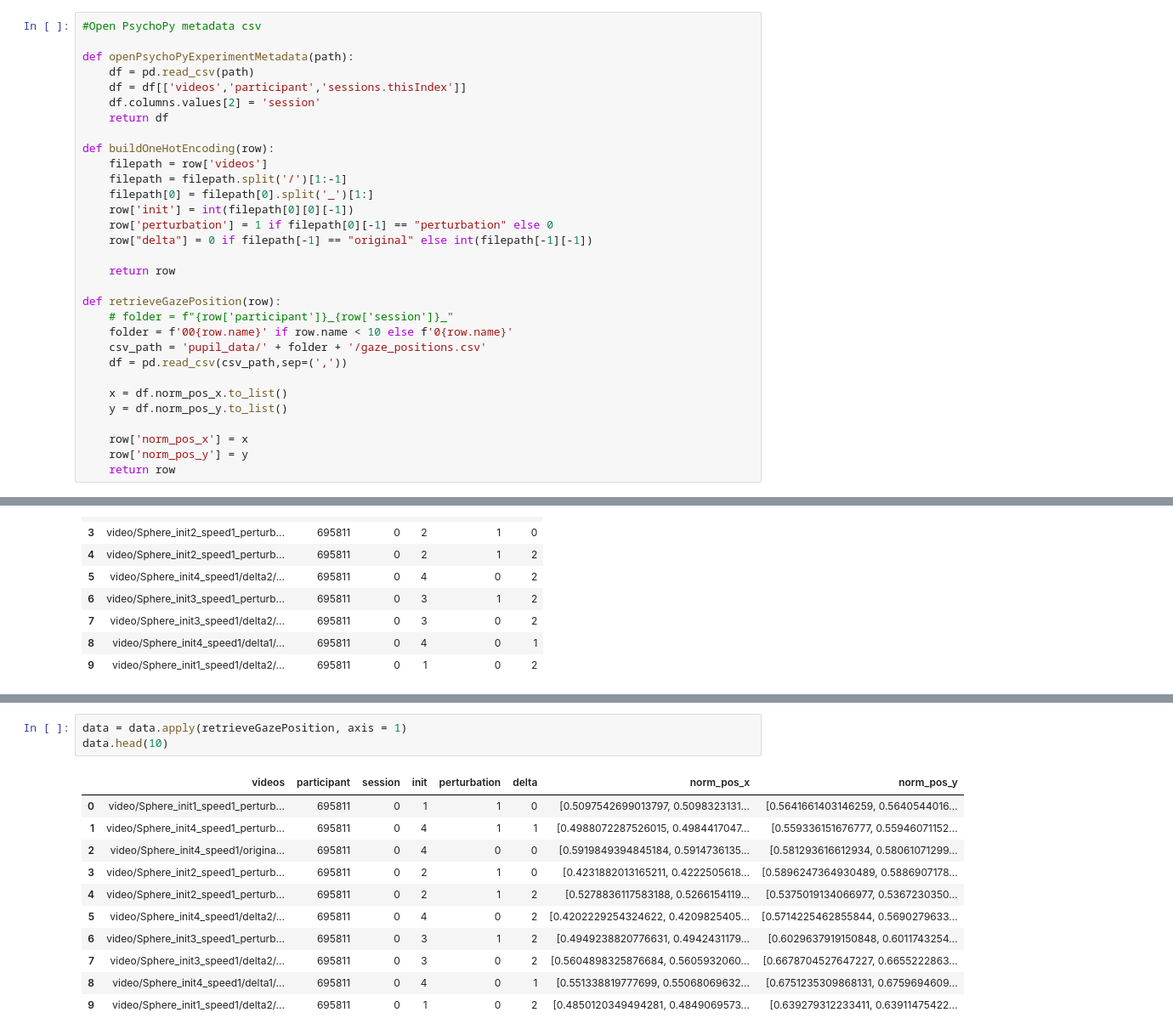
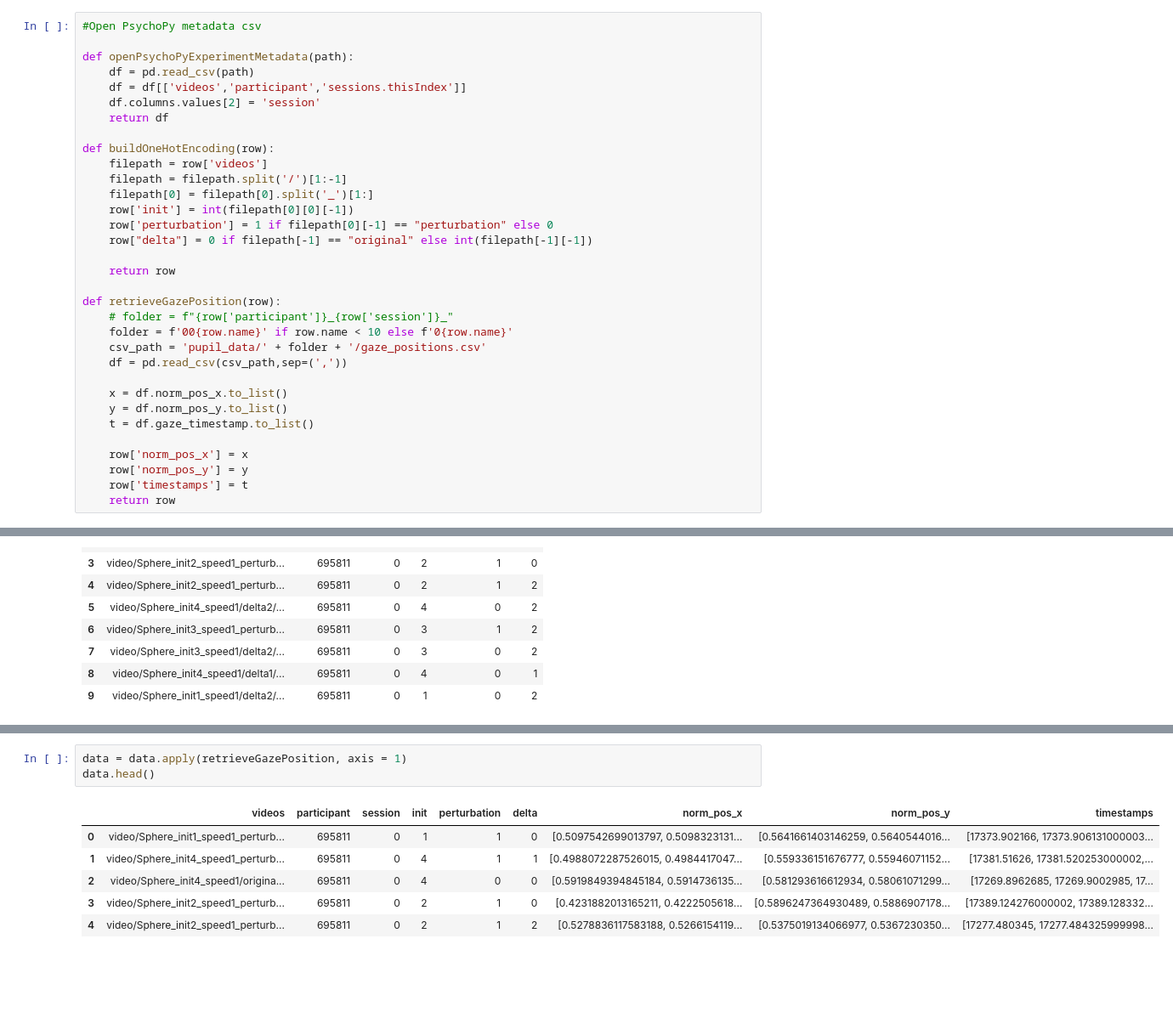
Before and after one commit to QuentinPerret/PFE-EyeTracking, a Jupyter notebook: data_analyzer.ipynb, the cells around one changed output, grey strips where cells are left out. Shown: that part at 85% size. Drawn from its saved outputs; the diff is of its cells as text; blank space fills up the shorter version.

```diff
--- a/data_analyzer.ipynb
+++ b/data_analyzer.ipynb
@@ -34,9 +60,11 @@ def retrieveGazePosition(row):
 
     x = df.norm_pos_x.to_list()
     y = df.norm_pos_y.to_list()
+    t = df.gaze_timestamp.to_list()
 
     row['norm_pos_x'] = x
     row['norm_pos_y'] = y
+    row['timestamps'] = t
     return row
 # %%
 data = openPsychoPyExperimentMetadata('data/695811_PFE_2023-11-22_15h15.35.294.csv')
@@ -83,15 +85,10 @@ Folders copied successfully.
 # %%
 data = data.apply(retrieveGazePosition, axis = 1)
-data.head(10)
+data.head()
 # %% [output]
-|  | videos | participant | session | init | perturbation | delta | norm_pos_x | norm_pos_y |
-| 0 | video/Sphere_init1_speed1_perturb... | 695811 | 0 | 1 | 1 | 0 | [0.5097542699013797, 0.5098323131... | [0.5641661403146259, 0.5640544016... |
-| 1 | video/Sphere_init4_speed1_perturb... | 695811 | 0 | 4 | 1 | 1 | [0.4988072287526015, 0.4984417047... | [0.559336151676777, 0.55946071152... |
-| 2 | video/Sphere_init4_speed1/origina... | 695811 | 0 | 4 | 0 | 0 | [0.5919849394845184, 0.5914736135... | [0.581293616612934, 0.58061071299... |
-| 3 | video/Sphere_init2_speed1_perturb... | 695811 | 0 | 2 | 1 | 0 | [0.4231882013165211, 0.4222505618... | [0.5896247364930489, 0.5886907178... |
-| 4 | video/Sphere_init2_speed1_perturb... | 695811 | 0 | 2 | 1 | 2 | [0.5278836117583188, 0.5266154119... | [0.5375019134066977, 0.5367230350... |
-| 5 | video/Sphere_init4_speed1/delta2/... | 695811 | 0 | 4 | 0 | 2 | [0.4202229254324622, 0.4209825405... | [0.5714225462855844, 0.5690279633... |
-| 6 | video/Sphere_init3_speed1_perturb... | 695811 | 0 | 3 | 1 | 2 | [0.4949238820776631, 0.4942431179... | [0.6029637919150848, 0.6011743254... |
-| 7 | video/Sphere_init3_speed1/delta2/... | 695811 | 0 | 3 | 0 | 2 | [0.5604898325876684, 0.5605932060... | [0.6678704527647227, 0.6655222863... |
-| 8 | video/Sphere_init4_speed1/delta1/... | 695811 | 0 | 4 | 0 | 1 | [0.551338819777699, 0.55068069632... | [0.6751235309868131, 0.6759694609... |
-| 9 | video/Sphere_init1_speed1/delta2/... | 695811 | 0 | 1 | 0 | 2 | [0.4850120349494281, 0.4849069573... | [0.639279312233411, 0.63911475422... |
+|  | videos | participant | session | init | perturbation | delta | norm_pos_x | norm_pos_y | timestamps |
+| 0 | video/Sphere_init1_speed1_perturb... | 695811 | 0 | 1 | 1 | 0 | [0.5097542699013797, 0.5098323131... | [0.5641661403146259, 0.5640544016... | [17373.902166, 17373.906131000003... |
+| 1 | video/Sphere_init4_speed1_perturb... | 695811 | 0 | 4 | 1 | 1 | [0.4988072287526015, 0.4984417047... | [0.559336151676777, 0.55946071152... | [17381.51626, 17381.520253000002,... |
+| 2 | video/Sphere_init4_speed1/origina... | 695811 | 0 | 4 | 0 | 0 | [0.5919849394845184, 0.5914736135... | [0.581293616612934, 0.58061071299... | [17269.8962685, 17269.9002985, 17... |
+| 3 | video/Sphere_init2_speed1_perturb... | 695811 | 0 | 2 | 1 | 0 | [0.4231882013165211, 0.4222505618... | [0.5896247364930489, 0.5886907178... | [17389.124276000002, 17389.128332... |
+| 4 | video/Sphere_init2_speed1_perturb... | 695811 | 0 | 2 | 1 | 2 | [0.5278836117583188, 0.5266154119... | [0.5375019134066977, 0.5367230350... | [17277.480345, 17277.484325999998... |
```
Also changed, not shown: parts of 10 cells of this notebook, 2 other files.
